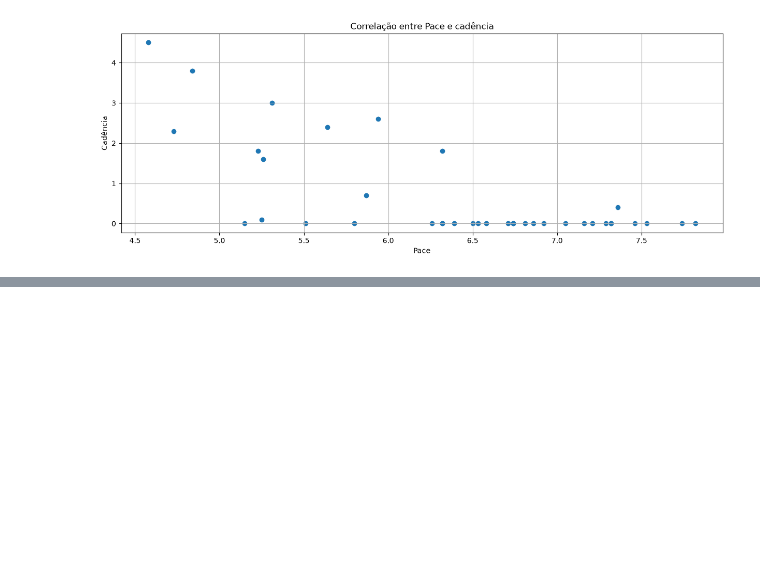
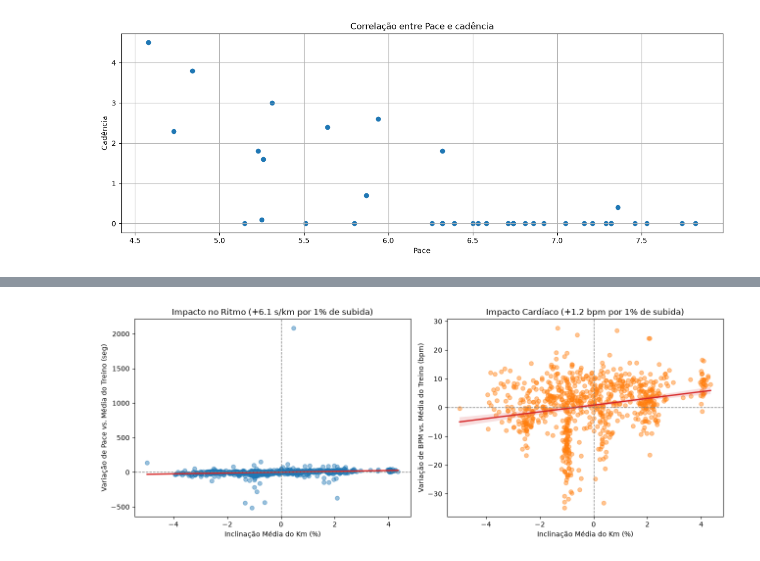
Before and after one commit to matheusgomes2020/An-lise-de-desempenho-em-corridas, a Jupyter notebook: analise_corridas.ipynb, the cells around one changed output, grey strips where cells are left out. Saved outputs shown, nothing was run; the diff lists cells and outputs as text; code cells hidden in the pictures; blank space fills up the shorter version.

```diff
--- a/analise_corridas.ipynb
+++ b/analise_corridas.ipynb
@@ -165,16 +118,0 @@ NameError: name 'cycler' is not defined
-# %%
-cores = plt.get_cmap('Set1').colors
-ciclo_cores = cycler("color", cores)
-plt.rc("axes", prop_cycle=ciclo_cores)
-
-plt.scatter(ano, receita, s=receita, c=receita, cmap="Reds")
-
-plt.grid(True, linestyle='dotted')
-
-plt.xlabel("Ano")
-plt.ylabel("Receita (em bilhões de dólares)")
-plt.title("Evolução anual da receita da Apple")
-
-plt.colorbar()
-
-plt.show()
@@ -226,0 +119,63 @@ display(df5km)
+# %%
+import matplotlib.pyplot as plt
+import numpy as np
+import pandas as pd
+import seaborn as sns
+
+df_corridas = pd.read_csv("df_corridas.csv", parse_dates=["data"])
+df_por_km = pd.read_csv("df_por_km.csv", parse_dates=["data"])
+
+# Filtra treinos válidos de rua em 2026 (>= 2 km no total e parciais cheias >= 850 m)
+ids_2026 = df_corridas[
+    (df_corridas["data"].dt.year == 2026)
+    & (df_corridas["modalidade"] == "Rua")
+    & (df_corridas["distancia_km"] >= 2.0)
+]["record_id"]
+
+df_subidas = df_por_km[
+    (df_por_km["record_id"].isin(ids_2026))
+    & (df_por_km["distancia_m"] >= 850)
+    & (df_por_km["inclinacao_pct"].between(-6, 6))
+].dropna(subset=["inclinacao_pct", "delta_pace_seg", "delta_bpm"])
+
+# Calcula a inclinação (coeficiente angular) do impacto por +1% de aclive
+coef_pace = np.polyfit(df_subidas["inclinacao_pct"], df_subidas["delta_pace_seg"], 1)[0]
+coef_bpm = np.polyfit(df_subidas["inclinacao_pct"], df_subidas["delta_bpm"], 1)[0]
+
+print(f"Parciais analisadas em 2026: {len(df_subidas)}")
+print(f"Custo médio a cada +1% de inclinação: +{coef_pace:.1f} seg/km no pace | +{coef_bpm:.1f} bpm no coração")
+
+# Visualização lado a lado: Inclinação vs. Perda de Ritmo e Salto de BPM
+fig, axes = plt.subplots(1, 2, figsize=(13, 5))
+
+sns.regplot(
+    data=df_subidas,
+    x="inclinacao_pct",
+    y="delta_pace_seg",
+    ax=axes[0],
+    scatter_kws={"alpha": 0.45, "color": "#1f77b4"},
+    line_kws={"color": "#d62728", "linewidth": 2},
+)
+axes[0].axhline(0, color="gray", linestyle="--", linewidth=1)
+axes[0].axvline(0, color="gray", linestyle="--", linewidth=1)
+axes[0].set_title(f"Impacto no Ritmo (+{coef_pace:.1f} s/km por 1% de subida)")
+axes[0].set_xlabel("Inclinação Média do Km (%)")
+axes[0].set_ylabel("Variação de Pace vs. Média do Treino (seg)")
+
+sns.regplot(
+    data=df_subidas,
+    x="inclinacao_pct",
+    y="delta_bpm",
+    ax=axes[1],
+    scatter_kws={"alpha": 0.45, "color": "#ff7f0e"},
+    line_kws={"color": "#d62728", "linewidth": 2},
+)
+axes[1].axhline(0, color="gray", linestyle="--", linewidth=1)
+axes[1].axvline(0, color="gray", linestyle="--", linewidth=1)
+axes[1].set_title(f"Impacto Cardíaco (+{coef_bpm:.1f} bpm por 1% de subida)")
+axes[1].set_xlabel("Inclinação Média do Km (%)")
+axes[1].set_ylabel("Variação de BPM vs. Média do Treino (bpm)")
+
+plt.tight_layout()
+plt.show()
+# %% [output]
@@ -226,0 +184 @@ display(df5km)
+[figure, added]
```
Also changed, not shown: parts of 10 cells of this notebook.
